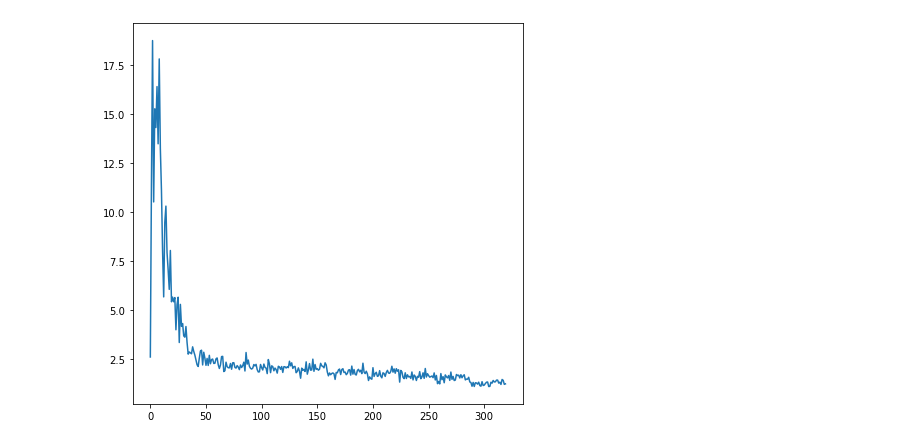
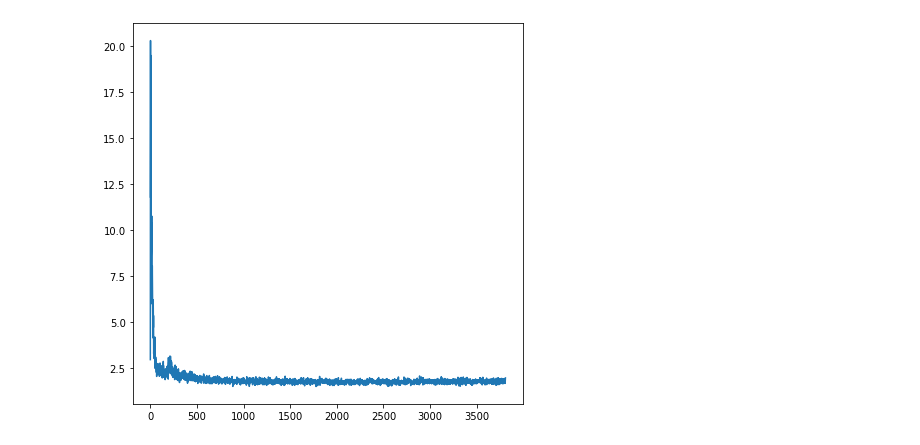
Before and after one commit to miikahyttinen/idl_22, a Jupyter notebook: project/src/project.ipynb, the cells around one changed output. Cells and saved outputs as stored; diff of their text form; code cells hidden in the pictures.

Commit message:
Small code changes, run train set with gpu

```diff
--- a/project/src/project.ipynb
+++ b/project/src/project.ipynb
@@ -62,6 +61,6 @@ for ann in annotation_dict_dev.keys():
 # %%
 #--- hyperparameters ---
-N_EPOCHS = 10
+N_EPOCHS = 30
 BATCH_SIZE_TRAIN = 128
 BATCH_SIZE_DEV = 16
 LR = 0.001
@@ -74,13 +73,14 @@ DATA_DIR = os.getcwd() + '/../data_organized/'
 # Think on what kind of transformations may be meaningful for this data.
 # Eg., horizontal-flip is definitely a bad idea for sign language data.
 # You can use another transformation here if you find a better one.
-train_transform = transforms.Compose([transforms.ColorJitter(),
-                                      transforms.RandomPerspective(distortion_scale=0.2),
+train_transform = transforms.Compose([transforms.RandomHorizontalFlip(),
+                                      #transforms.RandomPerspective(distortion_scale=0.2),
+                                      #transforms.ColorJitter(),
                                       transforms.ToTensor()])
 dev_transform = transforms.Compose([transforms.ToTensor()])
 
 train_set = datasets.ImageFolder(DATA_DIR + 'train', transform=train_transform)
-dev_set   = datasets.ImageFolder(DATA_DIR + 'dev',   transform=test_transform)
+dev_set   = datasets.ImageFolder(DATA_DIR + 'dev',   transform=dev_transform)
 # test_set  = datasets.ImageFolder(DATA_DIR % 'test',  transform=test_transform)
 
 
@@ -124,31 +124,21 @@ else:
 model = CNN().to(device)
 
 # OPTIMIZERS & REGURALIZATION
-
-# EARLY STOP AFTER 8th EPOCH, when train acc about 98.6%, AVG Test acc 96.15%
-optimizer_1 = optim.Adam(model.parameters(), lr=LR, weight_decay=0.05)
-
-# EARLY STOP AFTER 3rd EPOCH, when train acc about 92.86%, AVG Test acc 82.77%
-optimizer_2 = optim.RMSprop(model.parameters(), lr=LR, weight_decay=0.1)
-
-# RUNS THROUGH ALL 10 EPOCHS, final train acc about 95.36%, AVG Test acc 91.26%
-optimizer_3 = optim.SGD(model.parameters(), lr=LR, momentum=0.5)
-
+optimizer = optim.Adam(model.parameters(), lr=LR, weight_decay=0.05)
 loss_function = nn.CrossEntropyLoss()
-
-optimizer = optimizer_1
 
 #--- TRAINING WITH DEV SET ---
 
+previous_train_loss = 1000000
 previous_dev_loss = 1000000
 
 batch_losses = []
 
 for epoch in range(N_EPOCHS):
-    dev_loss = 0
-    dev_correct = 0
+    train_loss = 0
+    train_correct = 0
     total = 0
-    for batch_num, (data, target) in enumerate(dev_loader):
+    for batch_num, (data, target) in enumerate(train_loader):
         data, target = data.to(device), target.to(device)
 
         # Compute prediction error
@@ -156,28 +146,50 @@ for epoch in range(N_EPOCHS):
         pred = model(data)
         loss = loss_function(pred, target)
 
-        dev_loss += loss.item()
+        train_loss += loss.item()
 
         batch_losses.append(loss.item())
 
         total += len(target)
-        dev_correct += torch.sum(pred.argmax(1) == target)
+        train_correct += torch.sum(pred.argmax(1) == target)
 
         # Backpropagation
         loss.backward()
         optimizer.step()
 
-        print('Training: Epoch %d - Batch %d/%d: Loss: %.4f | Dev Acc: %.3f%% (%d/%d)' %
+        print('\r', 'Training: Epoch %d - Batch %d/%d: Loss: %.4f | Acc: %.3f%% (%d/%d)' %
+              (epoch, batch_num, len(train_loader), train_loss / (batch_num + 1),
+               100. * train_correct / total, train_correct, total), end='')
+
+    print()
+    dev_loss = 0
+    dev_total = 0
+    dev_correct = 0
+
+    for batch_num, (data, target) in enumerate(dev_loader):
+        data, target = data.to(device), target.to(device)
+
+        # Compute prediction error
+        pred = model(data)
+        loss = loss_function(pred, target)
+        dev_loss += loss.item()
+
+        dev_total += len(target)
+        dev_correct += torch.sum(pred.argmax(1) == target)
+
+        print('\r', 'Dev: Epoch %d - Batch %d/%d: Loss: %.4f | Acc: %.3f%% (%d/%d)' %
               (epoch, batch_num, len(dev_loader), dev_loss / (batch_num + 1),
-               100. * dev_correct / total, dev_correct, total))
+               100. * dev_correct / dev_total, dev_correct, dev_total), end='')
 
-    print("Epoch train loss: " + str(dev_loss))
-    print("Previous epoch train loss: " + str(previous_dev_loss))
+    print()
+    print("Epoch dev loss: " + str(dev_loss))
+    print("Previous epoch dev loss: " + str(previous_dev_loss))
+    print()
 
     # EARLY STOPPING
     if dev_loss > previous_dev_loss:
         print('early stopping')
-        break
+        #break
 
     previous_dev_loss = dev_loss
 
@@ -205,4 +217,4 @@ Previous epoch train loss: 49.61323440074921
-[figure, old version]
+[figure, new version]
 # %%
 from sklearn.metrics import confusion_matrix
 import seaborn as sn
```
Also changed, not shown: parts of 4 cells of this notebook.
